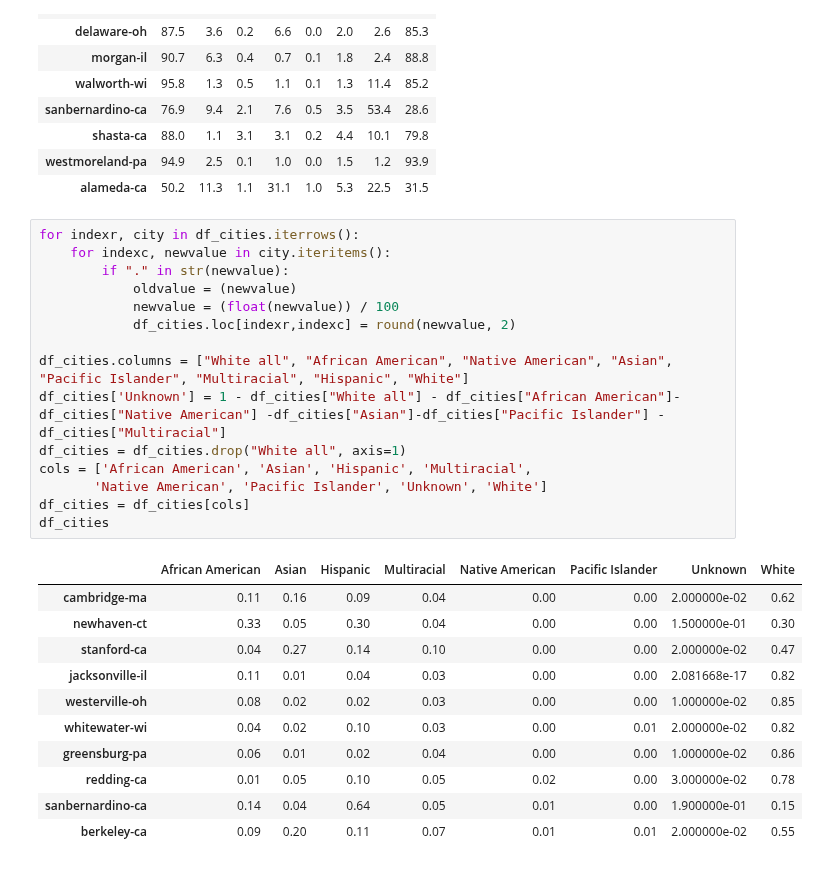
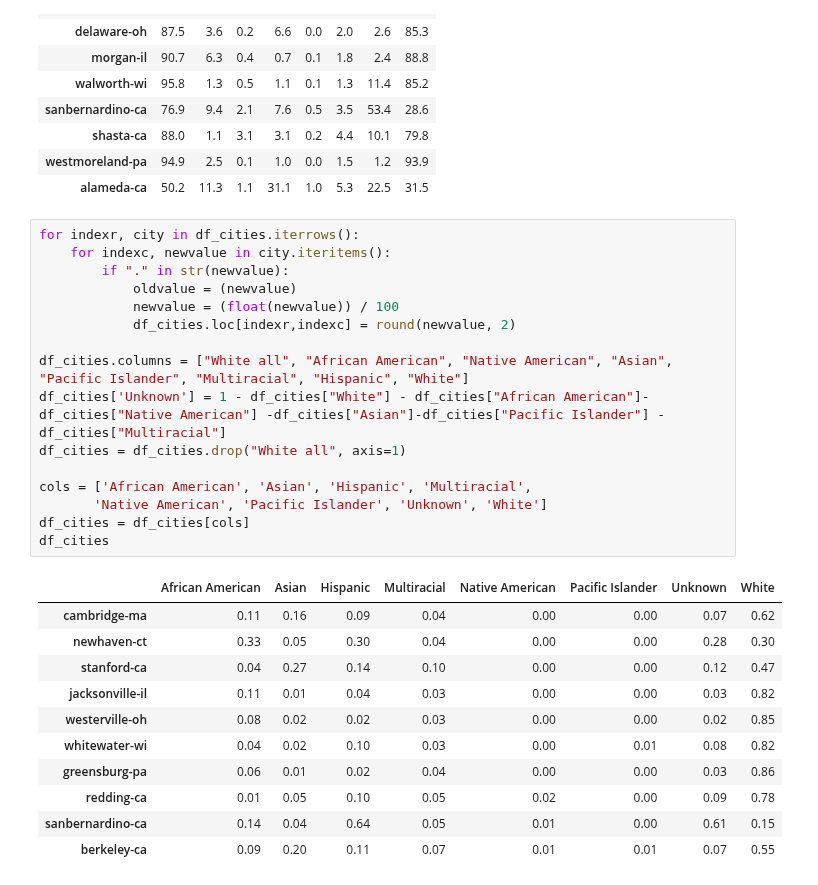
Before and after one commit to nforesti/education, a Jupyter notebook: city_and_county_datasets.ipynb, the cells around one changed output. Drawn from its saved outputs; the diff is of its cells as text.

Commit message:
change white all to white

```diff
--- a/city_and_county_datasets.ipynb
+++ b/city_and_county_datasets.ipynb
@@ -341,30 +341,31 @@ here
 # %%
 for indexr, city in df_cities.iterrows():
     for indexc, newvalue in city.iteritems():
         if "." in str(newvalue):
             oldvalue = (newvalue)
             newvalue = (float(newvalue)) / 100
             df_cities.loc[indexr,indexc] = round(newvalue, 2)
 
 df_cities.columns = ["White all", "African American", "Native American", "Asian", "Pacific Islander", "Multiracial", "Hispanic", "White"]
-df_cities['Unknown'] = 1 - df_cities["White all"] - df_cities["African American"]-df_cities["Native American"] -df_cities["Asian"]-df_cities["Pacific Islander"] -df_cities["Multiracial"]
+df_cities['Unknown'] = 1 - df_cities["White"] - df_cities["African American"]-df_cities["Native American"] -df_cities["Asian"]-df_cities["Pacific Islander"] -df_cities["Multiracial"]
 df_cities = df_cities.drop("White all", axis=1)
+
 cols = ['African American', 'Asian', 'Hispanic', 'Multiracial',
        'Native American', 'Pacific Islander', 'Unknown', 'White']
 df_cities = df_cities[cols]
 df_cities
 # %% [output]
 |  | African American | Asian | Hispanic | Multiracial | Native American | Pacific Islander | Unknown | White |
-| cambridge-ma | 0.11 | 0.16 | 0.09 | 0.04 | 0.00 | 0.00 | 2.000000e-02 | 0.62 |
-| newhaven-ct | 0.33 | 0.05 | 0.30 | 0.04 | 0.00 | 0.00 | 1.500000e-01 | 0.30 |
-| stanford-ca | 0.04 | 0.27 | 0.14 | 0.10 | 0.00 | 0.00 | 2.000000e-02 | 0.47 |
-| jacksonville-il | 0.11 | 0.01 | 0.04 | 0.03 | 0.00 | 0.00 | 2.081668e-17 | 0.82 |
-| westerville-oh | 0.08 | 0.02 | 0.02 | 0.03 | 0.00 | 0.00 | 1.000000e-02 | 0.85 |
-| whitewater-wi | 0.04 | 0.02 | 0.10 | 0.03 | 0.00 | 0.01 | 2.000000e-02 | 0.82 |
-| greensburg-pa | 0.06 | 0.01 | 0.02 | 0.04 | 0.00 | 0.00 | 1.000000e-02 | 0.86 |
-| redding-ca | 0.01 | 0.05 | 0.10 | 0.05 | 0.02 | 0.00 | 3.000000e-02 | 0.78 |
-| sanbernardino-ca | 0.14 | 0.04 | 0.64 | 0.05 | 0.01 | 0.00 | 1.900000e-01 | 0.15 |
-| berkeley-ca | 0.09 | 0.20 | 0.11 | 0.07 | 0.01 | 0.01 | 2.000000e-02 | 0.55 |
+| cambridge-ma | 0.11 | 0.16 | 0.09 | 0.04 | 0.00 | 0.00 | 0.07 | 0.62 |
+| newhaven-ct | 0.33 | 0.05 | 0.30 | 0.04 | 0.00 | 0.00 | 0.28 | 0.30 |
+| stanford-ca | 0.04 | 0.27 | 0.14 | 0.10 | 0.00 | 0.00 | 0.12 | 0.47 |
+| jacksonville-il | 0.11 | 0.01 | 0.04 | 0.03 | 0.00 | 0.00 | 0.03 | 0.82 |
+| westerville-oh | 0.08 | 0.02 | 0.02 | 0.03 | 0.00 | 0.00 | 0.02 | 0.85 |
+| whitewater-wi | 0.04 | 0.02 | 0.10 | 0.03 | 0.00 | 0.01 | 0.08 | 0.82 |
+| greensburg-pa | 0.06 | 0.01 | 0.02 | 0.04 | 0.00 | 0.00 | 0.03 | 0.86 |
+| redding-ca | 0.01 | 0.05 | 0.10 | 0.05 | 0.02 | 0.00 | 0.09 | 0.78 |
+| sanbernardino-ca | 0.14 | 0.04 | 0.64 | 0.05 | 0.01 | 0.00 | 0.61 | 0.15 |
+| berkeley-ca | 0.09 | 0.20 | 0.11 | 0.07 | 0.01 | 0.01 | 0.07 | 0.55 |
 # %%
 for indexr, county in df_counties.iterrows():
     for indexc, newvalue in county.iteritems():
```
Also changed, not shown: parts of 1 cell of this notebook.
